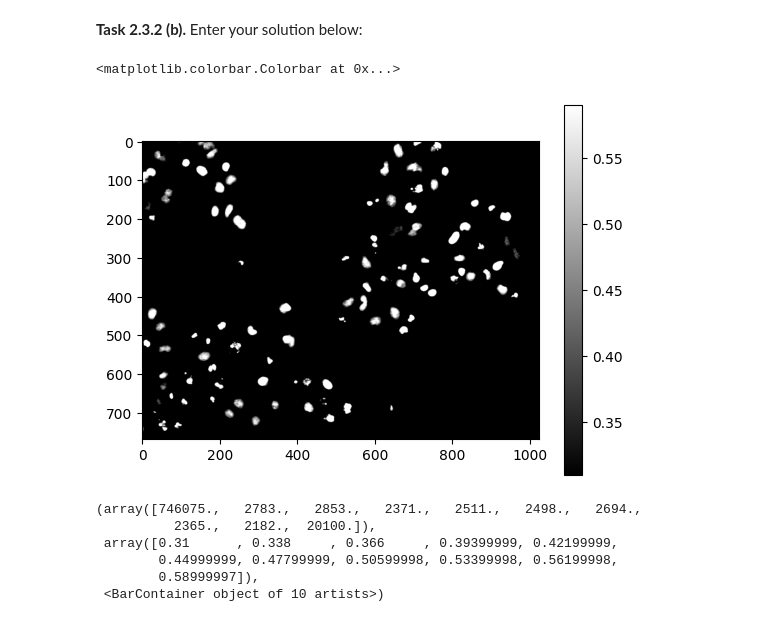
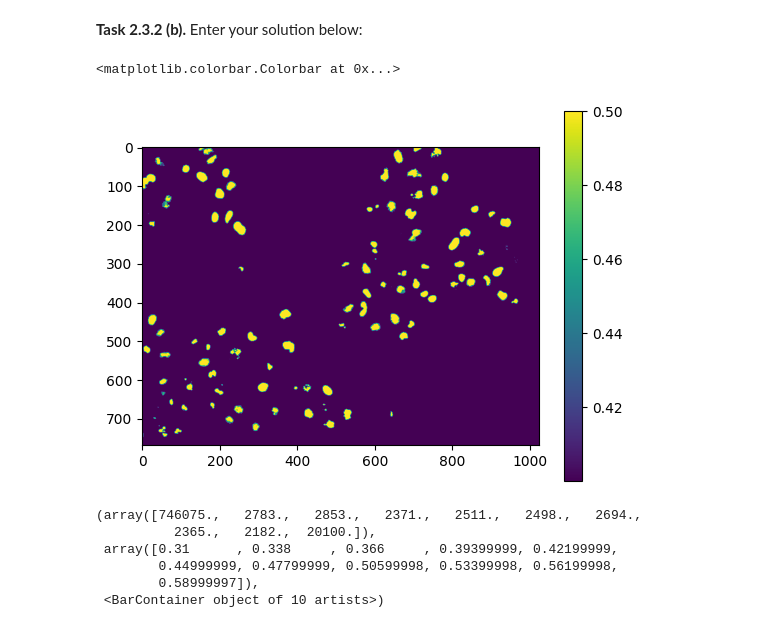
Before and after one commit to tkreusel/mobi-fs3-python, a Jupyter notebook: task2.ipynb, the cells around one changed output. Saved outputs shown, nothing was run; the diff lists cells and outputs as text; code cells hidden in the pictures.

```diff
--- a/task2.ipynb
+++ b/task2.ipynb
@@ -100,17 +100,17 @@ plt.hist(img3a.flatten())
 # %%
 img3b=img
 for i in numpy.ndindex(img.shape):
     if img[i]<0.31:
         img3b[i]=0.31
     elif img[i]>0.59:
         img3b[i]=0.59
     else:
         img3b[i]=img[i]
-plt.imshow(img3b,"gray")
+plt.imshow(img3b)
 plt.colorbar()
 # %% [output]
 <matplotlib.colorbar.Colorbar at 0x...>
-[figure, old version]
+[figure, new version]
 # %%
 plt.hist(img3b.flatten())
 # %% [output]
```
Also changed, not shown: parts of 3 cells of this notebook, 2 other files.
